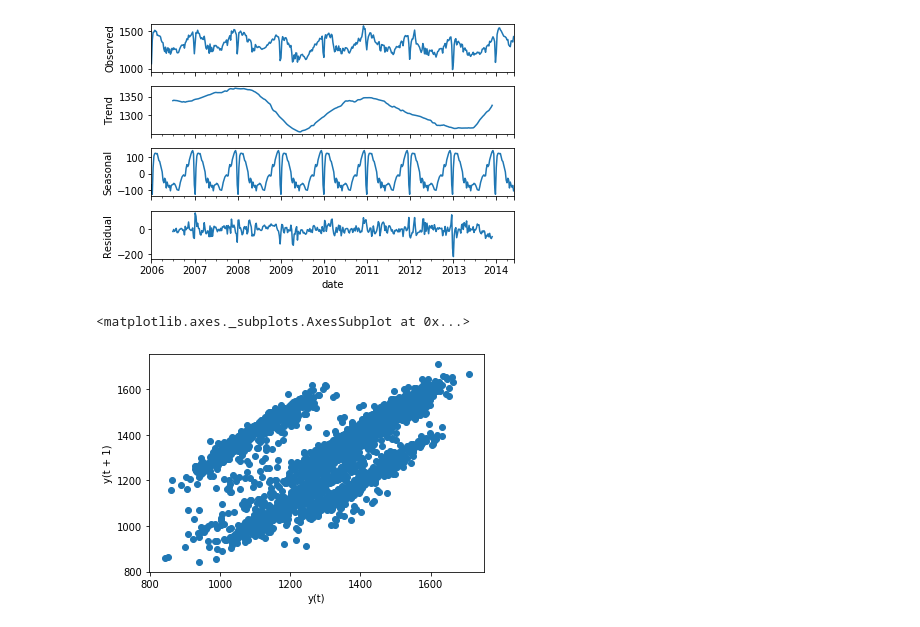
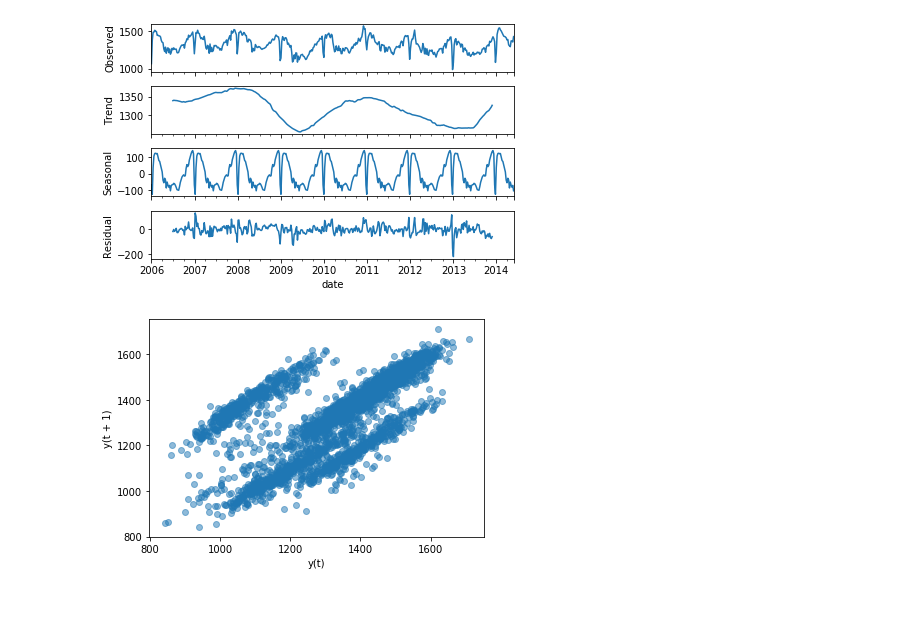
Before and after one commit to misty-garcia/ds-methodologies-exercises, a Jupyter notebook: time_series/explore-exercise.ipynb, the cells around one changed output. Saved outputs shown, nothing was run; the diff lists cells and outputs as text; code cells hidden in the pictures.

```diff
--- a/time_series/explore-exercise.ipynb
+++ b/time_series/explore-exercise.ipynb
@@ -336,8 +336,7 @@ plt.show()
 # %% [output]
 [figure]
 # %%
-pd.plotting.lag_plot(train.Consumption, lag=1)
-plt.s
+pd.plotting.lag_plot(train.Consumption, lag=1, alpha=.5)
+plt.show()
 # %% [output]
-<matplotlib.axes._subplots.AxesSubplot at 0x...>
-[figure, old version]
+[figure, new version]
```
Also changed, not shown: parts of 3 cells of this notebook, 2 other files.
